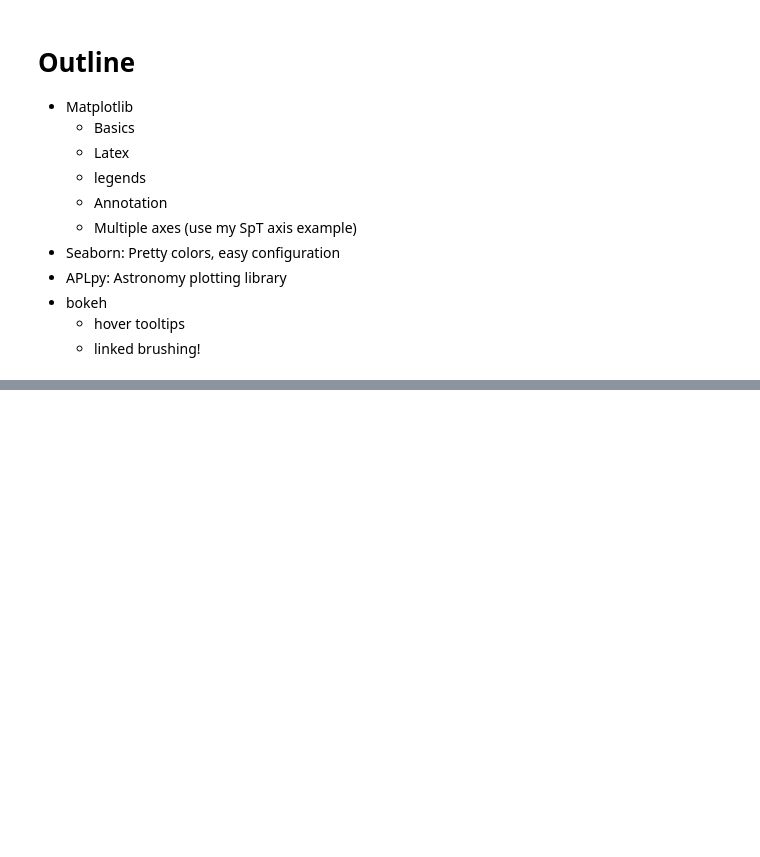
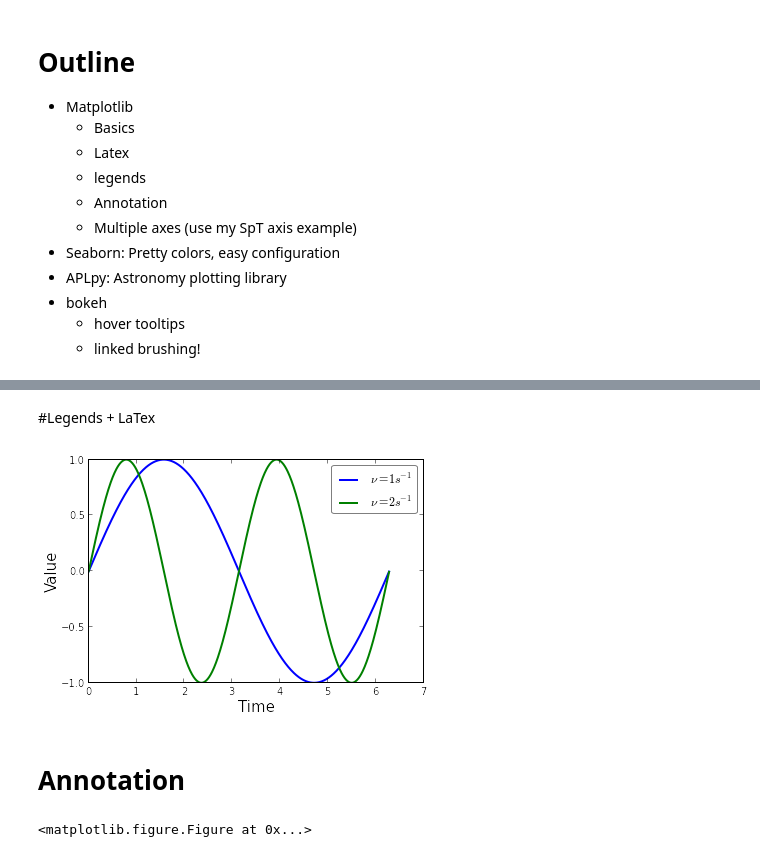
Before and after one commit to OttoStruve/GSPSmaterials, a Jupyter notebook: Kevin-Mar2015/Plotting in Python.ipynb, the cells around one changed output, grey strips where cells are left out. Drawn from its saved outputs; the diff is of its cells as text; code cells hidden in the pictures; blank space fills up the shorter version.

```diff
--- a/Kevin-Mar2015/Plotting in Python.ipynb
+++ b/Kevin-Mar2015/Plotting in Python.ipynb
@@ -43,0 +55,45 @@
+# %% [markdown]
+#Legends + LaTex
+# %%
+x = np.arange(0, 2.0*np.pi, 0.01)
+y1 = np.sin(x)
+y2 = np.sin(2*x)
+
+fig, ax = pylab.subplots()
+_ = ax.plot(x,y1, lw=2, label=r'$\nu = 1 s^{-1}$')
+_ = ax.plot(x,y2, lw=2, label=r'$\nu = 2 s^{-1}$')
+_ = ax.set_xlabel('Time', fontsize=15)
+_ = ax.set_ylabel('Value', fontsize=15)
+leg = ax.legend(loc='best', fancybox=True)
+leg.get_frame().set_alpha(0.5)
+# %% [output]
+[figure, added]
+# %% [markdown]
+# Annotation
+# %%
+x = np.arange(0, 2.0*np.pi, 0.01)
+y1 = np.sin(x)
+y2 = np.sin(2*x)
+
+# Plot
+fig, ax = pylab.subplots()
+_ = ax.plot(x,y1, lw=2, label=r'$\nu = 1 s^{-1}$')
+_ = ax.plot(x,y2, lw=2, label=r'$\nu = 2 s^{-1}$')
+_ = ax.set_xlabel('Time', fontsize=15)
+_ = ax.set_ylabel('Value', fontsize=15)
+leg = ax.legend(loc='best', fancybox=True)
+leg.get_frame().set_alpha(0.5)
+
+# Adjust axes
+ax.set_ylim((-1.2, 1.3))
+ax.set_xlim((0, 2.0*np.pi))
+
+_ = ax.annotate('Peak', xy=(np.pi/2, 1), xytext=(np.pi, 1.1),
+            arrowprops=dict(facecolor='black', # Arrow color
+                            shrink=0.1,        # Distance between arror and text (also arrow and the xy coordinates)
+                            width=2),          # Width of the arrow, in points
+            fontsize=15)
+_ = pylab.savefig('Images/Annotated.svg')
+_ = pylab.clf()
+# %% [output]
+<matplotlib.figure.Figure at 0x...>
```
Also changed, not shown: parts of 20 cells of this notebook, 9 other files.
